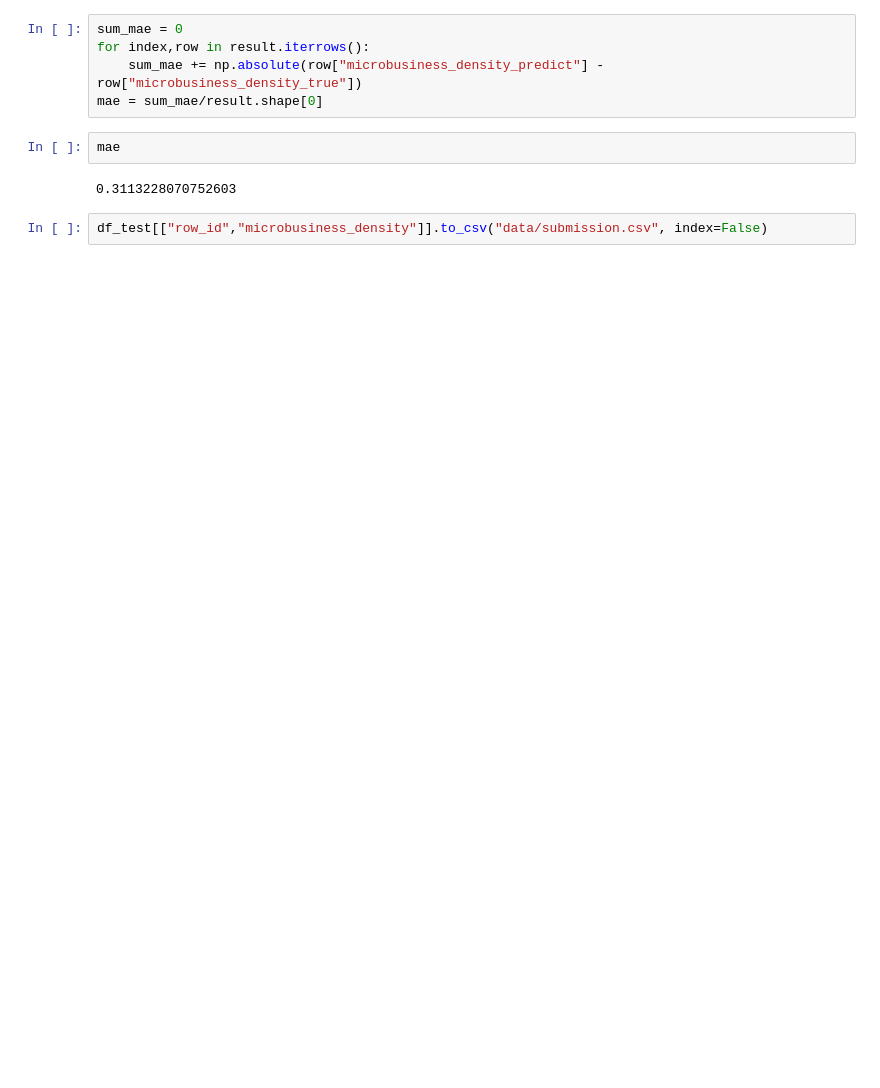
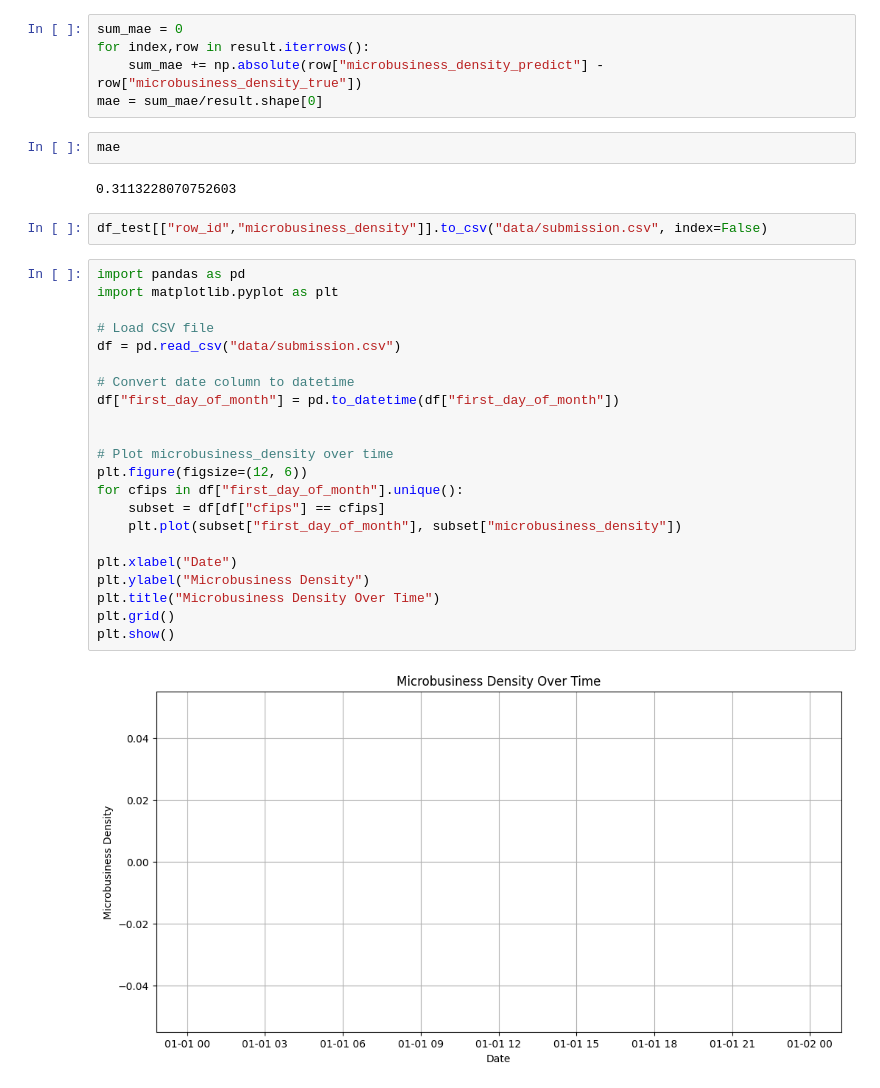
Before and after one commit to SHARANYASWANT/Micro-Business-Density-Forecasting, a Jupyter notebook: notebook.ipynb, the cells around one changed output. Drawn from its saved outputs; the diff is of its cells as text; blank space fills up the shorter version.

```diff
--- a/notebook.ipynb
+++ b/notebook.ipynb
@@ -226,3 +226,27 @@ mae
 0.3113228070752603
 # %%
 df_test[["row_id","microbusiness_density"]].to_csv("data/submission.csv", index=False)
+# %%
+import pandas as pd
+import matplotlib.pyplot as plt
+
+# Load CSV file
+df = pd.read_csv("data/submission.csv")
+
+# Convert date column to datetime
+df["first_day_of_month"] = pd.to_datetime(df["first_day_of_month"])
+
+
+# Plot microbusiness_density over time
+plt.figure(figsize=(12, 6))
+for cfips in df["first_day_of_month"].unique():
+    subset = df[df["cfips"] == cfips]
+    plt.plot(subset["first_day_of_month"], subset["microbusiness_density"])
+
+plt.xlabel("Date")
+plt.ylabel("Microbusiness Density")
+plt.title("Microbusiness Density Over Time")
+plt.grid()
+plt.show()
+# %% [output]
+[figure, added]
```
Also changed, not shown: 7 other files.
